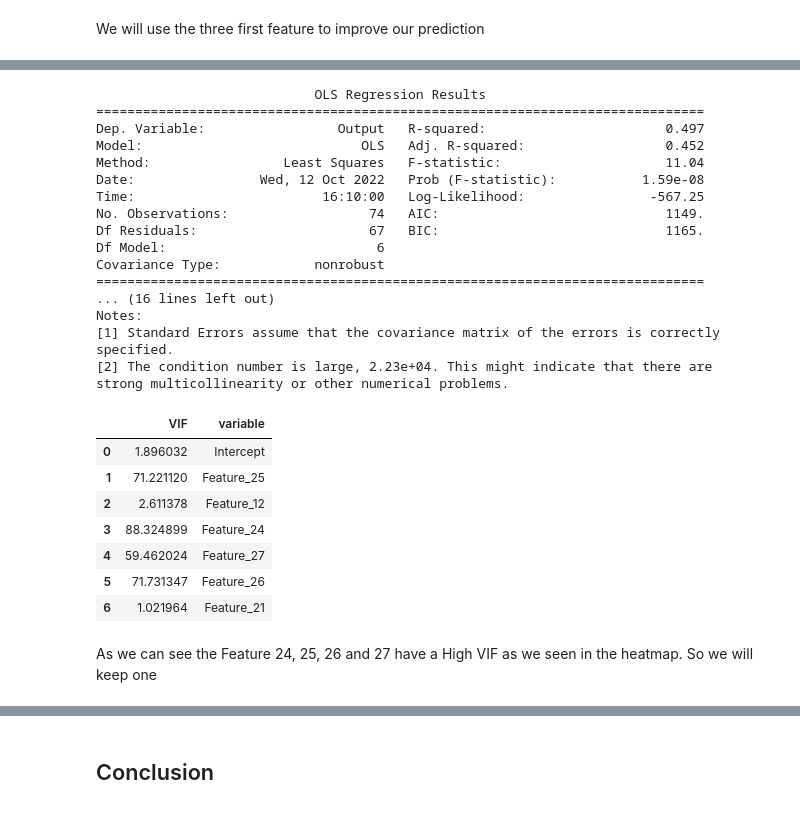
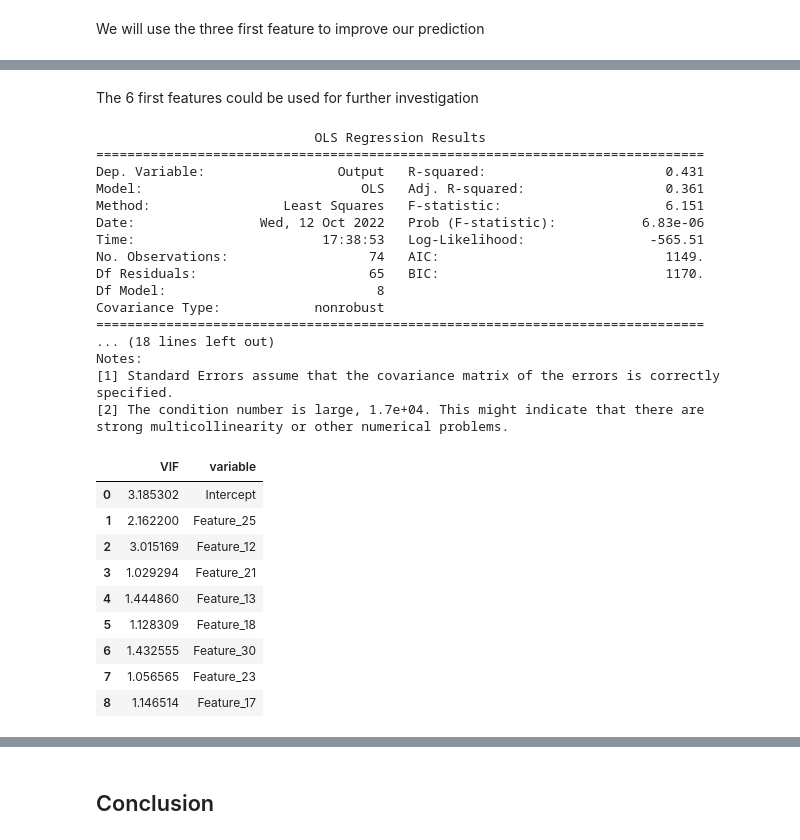
Before and after one commit to FranckMSDS/ML, a Jupyter notebook: Classification Event.ipynb, the cells around one changed output, grey strips where cells are left out. Cells and saved outputs as stored; diff of their text form; code cells hidden in the pictures.

```diff
--- a/Classification Event.ipynb
+++ b/Classification Event.ipynb
@@ -614,2 +616,24 @@ The 3 first features imporved our model, bu after that, adding new feature start
 # %% [markdown]
 We will use the three first feature to improve our prediction
+# %%
+r2 = []
+adjr2 = []
+rsme_test = []
+rsme_train = []
+best_liste = []
+
+for _ in range(100):
+    X_train, X_test, y_train, y_test = train_test_split(df_dropped[feature_w_o_correlated], df_dropped['Output'], test_size=0.2)
+    result, best = predict_multi_all_features(X_train)
+    r2.append(result[0])
+    adjr2.append(result[1])
+    rsme_test.append(result[2])
+    rsme_train.append(result[3])
+    best = sorted(best)
+    best_liste.append(best)
+
+r2_mean = moyenne(r2)
+adjr2_mean = moyenne(adjr2)
+rsme_test_mean = moyenne(rsme_test)
+rsme_train_mean = moyenne(rsme_train)
+best_mean = moyenne(best_liste, 1)
@@ -616,44 +669,46 @@ We will use the three first feature to improve our prediction
+# %% [markdown]
+The 6 first features could be used for further investigation
 # %%
 # uncomment and construct a multi-linear model
-mod =  smf.ols(formula='Output ~ Feature_25 + Feature_12 + Feature_24 + Feature_27 + Feature_26 + Feature_21', data=X_train)
+mod =  smf.ols(formula='Output ~ Feature_25 + Feature_12 + Feature_21 + Feature_13 + Feature_18 + Feature_30 + Feature_23 + Feature_17', data=X_train)
 model = mod.fit()
 # your code here
 print(model.summary())
 
 #find design matrix for linear regression model using 'rating' as response variable
-y, X = dmatrices('Output ~ Feature_25 + Feature_12 + Feature_24 + Feature_27 + Feature_26 + Feature_21', data=X_train, return_type='dataframe')
+y, X = dmatrices('Output ~ Feature_25 + Feature_12 + Feature_21 + Feature_13 + Feature_18 + Feature_30 + Feature_23 + Feature_17', data=X_train, return_type='dataframe')
 
 #calculate VIF for each explanatory variable
 vif = pd.DataFrame()
 vif['VIF'] = [variance_inflation_factor(X.values, i) for i in range(X.shape[1])]
 vif['variable'] = X.columns
 
 vif
 # %% [output]
                             OLS Regression Results
 ==============================================================================
-Dep. Variable:                 Output   R-squared:                       0.497
-Model:                            OLS   Adj. R-squared:                  0.452
-Method:                 Least Squares   F-statistic:                     11.04
-Date:                Wed, 12 Oct 2022   Prob (F-statistic):           1.59e-08
-Time:                        16:10:00   Log-Likelihood:                -567.25
+Dep. Variable:                 Output   R-squared:                       0.431
+Model:                            OLS   Adj. R-squared:                  0.361
+Method:                 Least Squares   F-statistic:                     6.151
+Date:                Wed, 12 Oct 2022   Prob (F-statistic):           6.83e-06
+Time:                        17:38:53   Log-Likelihood:                -565.51
 No. Observations:                  74   AIC:                             1149.
-Df Residuals:                      67   BIC:                             1165.
-Df Model:                           6
+Df Residuals:                      65   BIC:                             1170.
+Df Model:                           8
 Covariance Type:            nonrobust
 ==============================================================================
-... (16 lines left out)
+... (18 lines left out)
 Notes:
 [1] Standard Errors assume that the covariance matrix of the errors is correctly specified.
-[2] The condition number is large, 2.23e+04. This might indicate that there are
+[2] The condition number is large, 1.7e+04. This might indicate that there are
 strong multicollinearity or other numerical problems.
 |  | VIF | variable |
-| 0 | 1.896032 | Intercept |
-| 1 | 71.221120 | Feature_25 |
-| 2 | 2.611378 | Feature_12 |
-| 3 | 88.324899 | Feature_24 |
-| 4 | 59.462024 | Feature_27 |
-| 5 | 71.731347 | Feature_26 |
-| 6 | 1.021964 | Feature_21 |
+| 0 | 3.185302 | Intercept |
+| 1 | 2.162200 | Feature_25 |
+| 2 | 3.015169 | Feature_12 |
+| 3 | 1.029294 | Feature_21 |
+| 4 | 1.444860 | Feature_13 |
+| 5 | 1.128309 | Feature_18 |
+| 6 | 1.432555 | Feature_30 |
+| 7 | 1.056565 | Feature_23 |
+| 8 | 1.146514 | Feature_17 |
-# %% [markdown]
-As we can see the Feature 24, 25, 26 and 27 have a High VIF as we seen in the heatmap. So we will keep one
```
Also changed, not shown: parts of 108 cells of this notebook.
